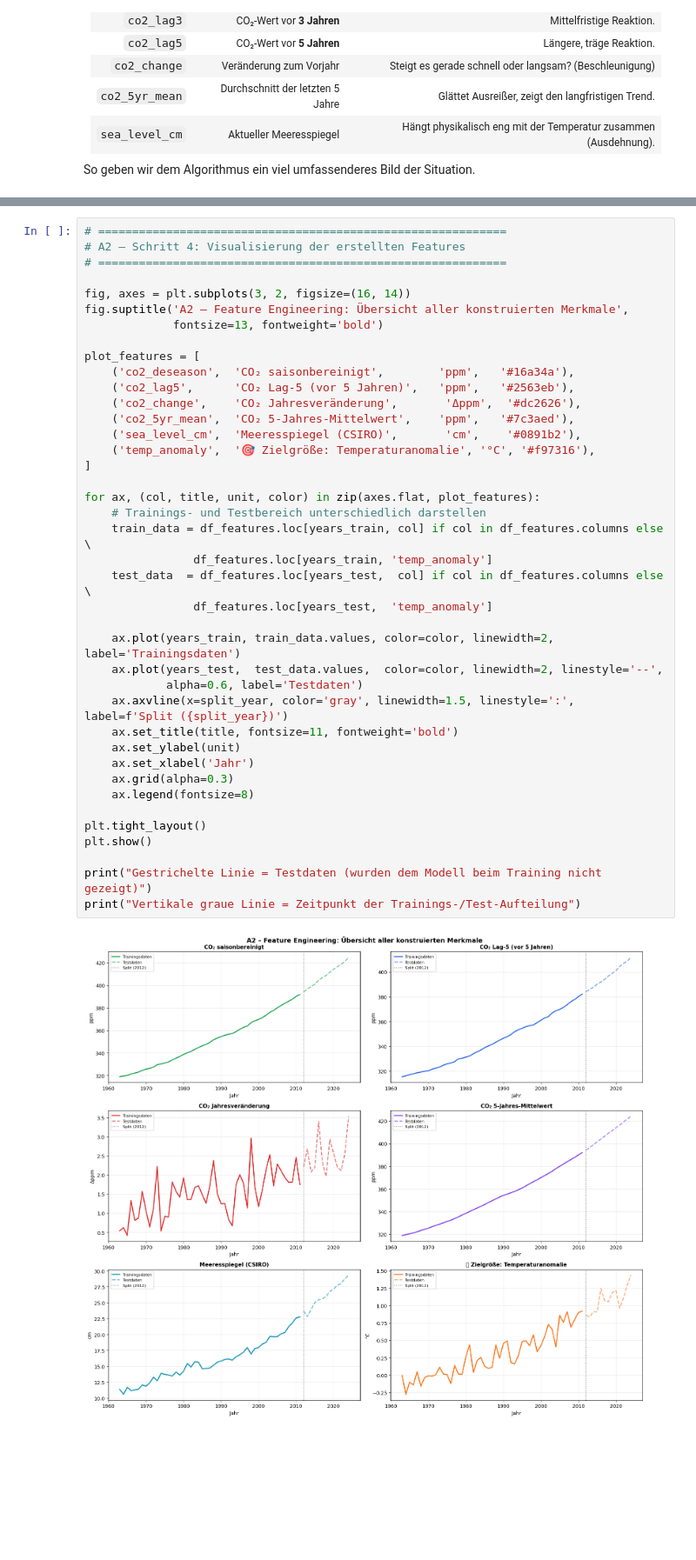
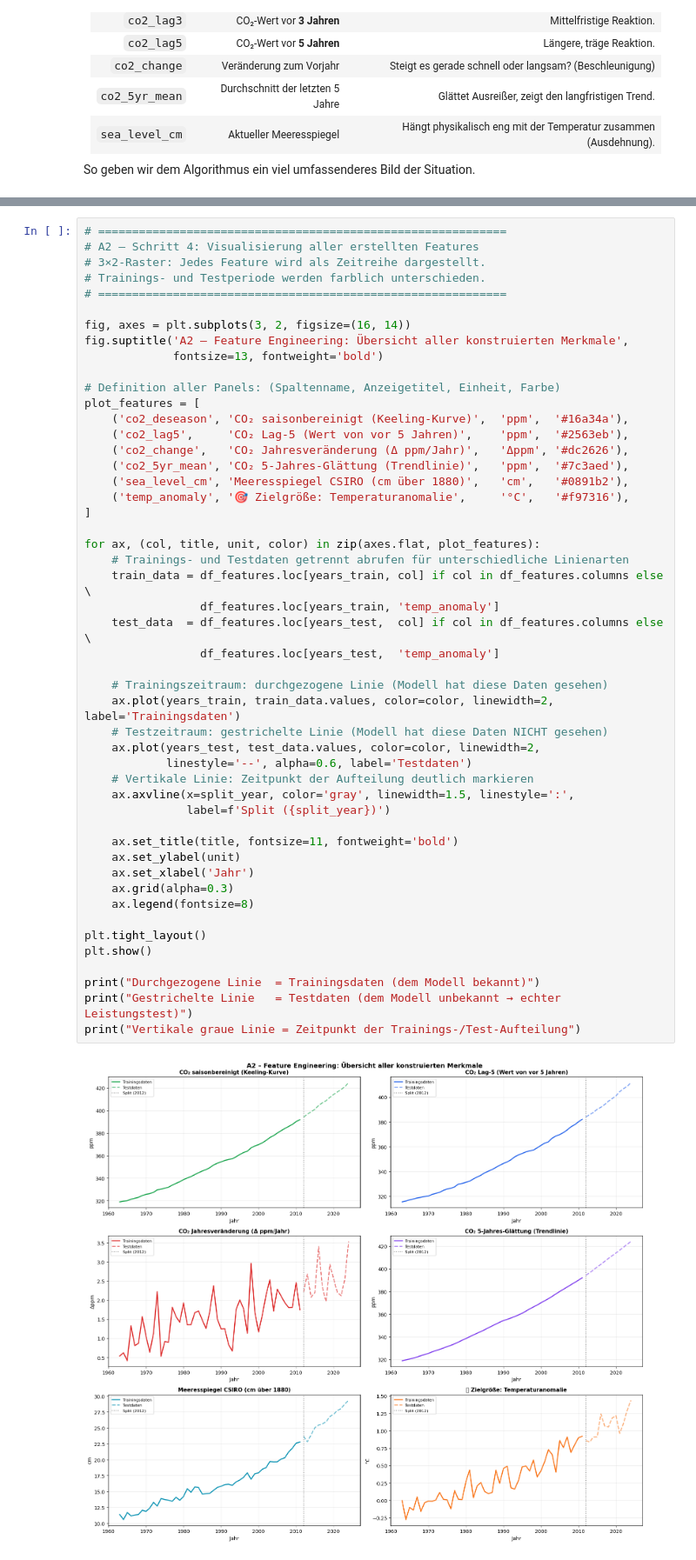
Before and after one commit to noahrsn/Degrees-of-No-Return-App, a Jupyter notebook: A-Phase.ipynb, the cells around one changed output, grey strips where cells are left out. Shown at 87% size. Drawn from its saved outputs; the diff is of its cells as text; blank space fills up the shorter version.

```diff
--- a/A-Phase.ipynb
+++ b/A-Phase.ipynb
@@ -520,43 +625,52 @@ print(f"   → Bedeutung: {X_train_sc.shape[0]} Datenpunkte (Jahre), {X_train_sc
    → Bedeutung: 49 Datenpunkte (Jahre), 7 Features je Jahr
 # %%
 # ============================================================
-# A2 – Schritt 4: Visualisierung der erstellten Features
+# A2 – Schritt 4: Visualisierung aller erstellten Features
+# 3×2-Raster: Jedes Feature wird als Zeitreihe dargestellt.
+# Trainings- und Testperiode werden farblich unterschieden.
 # ============================================================
 
 fig, axes = plt.subplots(3, 2, figsize=(16, 14))
 fig.suptitle('A2 – Feature Engineering: Übersicht aller konstruierten Merkmale',
              fontsize=13, fontweight='bold')
 
+# Definition aller Panels: (Spaltenname, Anzeigetitel, Einheit, Farbe)
 plot_features = [
-    ('co2_deseason',  'CO₂ saisonbereinigt',        'ppm',   '#16a34a'),
-    ('co2_lag5',      'CO₂ Lag-5 (vor 5 Jahren)',   'ppm',   '#2563eb'),
-    ('co2_change',    'CO₂ Jahresveränderung',       'Δppm',  '#dc2626'),
-    ('co2_5yr_mean',  'CO₂ 5-Jahres-Mittelwert',    'ppm',   '#7c3aed'),
-    ('sea_level_cm',  'Meeresspiegel (CSIRO)',       'cm',    '#0891b2'),
-    ('temp_anomaly',  '🎯 Zielgröße: Temperaturanomalie', '°C', '#f97316'),
+    ('co2_deseason', 'CO₂ saisonbereinigt (Keeling-Kurve)',  'ppm',  '#16a34a'),
+    ('co2_lag5',     'CO₂ Lag-5 (Wert von vor 5 Jahren)',    'ppm',  '#2563eb'),
+    ('co2_change',   'CO₂ Jahresveränderung (Δ ppm/Jahr)',   'Δppm', '#dc2626'),
+    ('co2_5yr_mean', 'CO₂ 5-Jahres-Glättung (Trendlinie)',   'ppm',  '#7c3aed'),
+    ('sea_level_cm', 'Meeresspiegel CSIRO (cm über 1880)',   'cm',   '#0891b2'),
+    ('temp_anomaly', '🎯 Zielgröße: Temperaturanomalie',     '°C',   '#f97316'),
 ]
 
 for ax, (col, title, unit, color) in zip(axes.flat, plot_features):
-    # Trainings- und Testbereich unterschiedlich darstellen
+    # Trainings- und Testdaten getrennt abrufen für unterschiedliche Linienarten
     train_data = df_features.loc[years_train, col] if col in df_features.columns else \
-                df_features.loc[years_train, 'temp_anomaly']
+                 df_features.loc[years_train, 'temp_anomaly']
     test_data  = df_features.loc[years_test,  col] if col in df_features.columns else \
-                df_features.loc[years_test,  'temp_anomaly']
+                 df_features.loc[years_test,  'temp_anomaly']
 
+    # Trainingszeitraum: durchgezogene Linie (Modell hat diese Daten gesehen)
     ax.plot(years_train, train_data.values, color=color, linewidth=2, label='Trainingsdaten')
-    ax.plot(years_test,  test_data.values,  color=color, linewidth=2, linestyle='--',
-            alpha=0.6, label='Testdaten')
-    ax.axvline(x=split_year, color='gray', linewidth=1.5, linestyle=':', label=f'Split ({split_year})')
+    # Testzeitraum: gestrichelte Linie (Modell hat diese Daten NICHT gesehen)
+    ax.plot(years_test, test_data.values, color=color, linewidth=2,
+            linestyle='--', alpha=0.6, label='Testdaten')
+    # Vertikale Linie: Zeitpunkt der Aufteilung deutlich markieren
+    ax.axvline(x=split_year, color='gray', linewidth=1.5, linestyle=':',
+               label=f'Split ({split_year})')
+
     ax.set_title(title, fontsize=11, fontweight='bold')
     ax.set_ylabel(unit)
     ax.set_xlabel('Jahr')
     ax.grid(alpha=0.3)
     ax.legend(fontsize=8)
 
 plt.tight_layout()
 plt.show()
 
-print("Gestrichelte Linie = Testdaten (wurden dem Modell beim Training nicht gezeigt)")
+print("Durchgezogene Linie  = Trainingsdaten (dem Modell bekannt)")
+print("Gestrichelte Linie   = Testdaten (dem Modell unbekannt → echter Leistungstest)")
 print("Vertikale graue Linie = Zeitpunkt der Trainings-/Test-Aufteilung")
 # %% [output]
-[figure, old version]
+[figure, new version]
```
Also changed, not shown: parts of 15 cells of this notebook, 2 other files.
